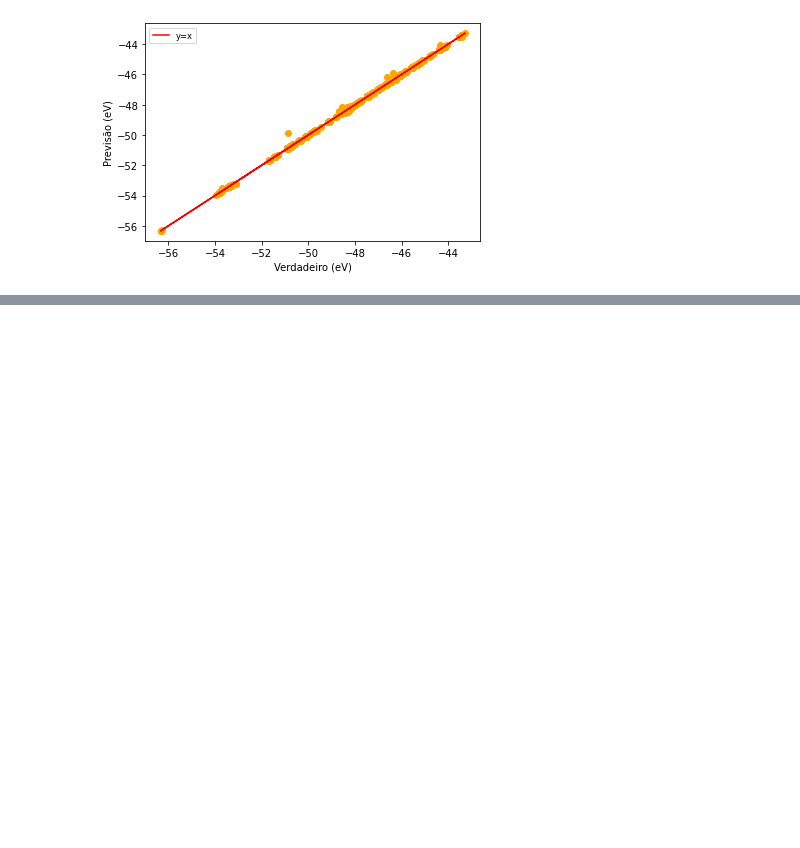
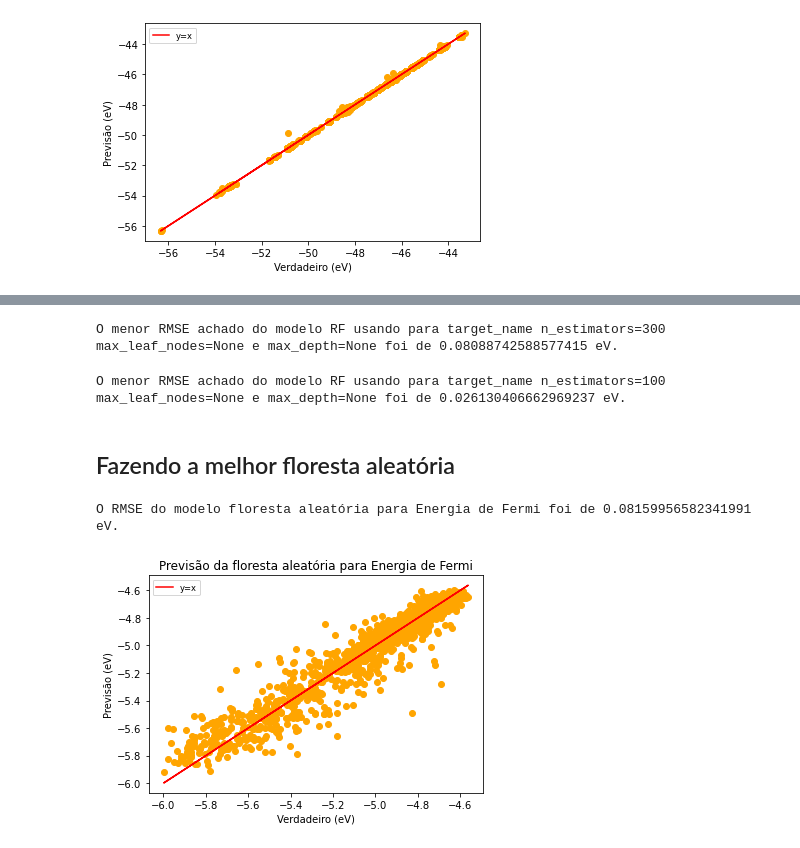
Before and after one commit to Karl-Marcos/ML-2022-DIMP, a Jupyter notebook: bloco_2.ipynb, the cells around one changed output, grey strips where cells are left out. Cells and saved outputs as stored; diff of their text form; code cells hidden in the pictures; blank space fills up the shorter version.

Commit message:
Hiperparâmetros floresta aleatória

```diff
--- a/bloco_2.ipynb
+++ b/bloco_2.ipynb
@@ -392,0 +436,52 @@ O RMSE do modelo árvore de decisão foi de 0.034933276927750445 eV.
+# %%
+n_folhas_fe, n_profundidade_fe, n_arvores_fe = hiper_floresta(x_treino_fe, y_treino_fe, x_teste_fe, y_teste_fe, "Energia de Fermi")
+# %% [output]
+O menor RMSE achado do modelo RF usando para target_name n_estimators=300 max_leaf_nodes=None e max_depth=None foi de 0.08088742588577415 eV.
+# %%
+n_folhas_en, n_profundidade_en, n_arvores_en = hiper_floresta(x_treino_en, y_treino_en, x_teste_en, y_teste_en, "Energia por atomo")
+# %% [output]
+O menor RMSE achado do modelo RF usando para target_name n_estimators=100 max_leaf_nodes=None e max_depth=None foi de 0.026130406662969237 eV.
+# %% [markdown]
+## Fazendo a melhor floresta aleatória
+# %%
+from sklearn.ensemble import RandomForestRegressor
+
+def floresta(x_treino, y_treino, x_teste, y_teste, target_name, n_folhas, n_profundidade, n_arvores):
+    # alterando o formato do target
+    #print(y_treino.shape, y_teste.shape)
+    y_treino = y_treino.ravel()
+    y_teste = y_teste.ravel()
+    #print(y_treino.shape, y_teste.shape)
+
+    # cria o modelo
+    modelo_rf = RandomForestRegressor(random_state=SEMENTE_ALEATORIA)
+
+    # treina o modelo
+    modelo_rf.fit(x_treino, y_treino)
+
+    # realiza uma previsão usando o modelo treinado
+    previsao = modelo_rf.predict(x_teste)
+
+    y_verdadeiro = y_teste
+    y_previsao = modelo_rf.predict(x_teste)
+
+    RMSE = mean_squared_error(y_verdadeiro, y_previsao, squared=False)
+
+    fig, ax2 = plt.subplots(1,1)
+    ax2.scatter(y_verdadeiro, y_previsao, c = 'orange')
+    ax2.plot(y_verdadeiro,y_verdadeiro,label="y=x", c = 'r') ; ax2.legend(fontsize='small')
+
+    if target_name ==  'Energia de Fermi':
+        ax2.set_title('Previsão da floresta aleatória para Energia de Fermi')
+    if target_name == 'Energia por Átomo':
+        ax2.set_title('Previsão da floresta aleatória para Energia por Átomo')
+    ax2.set_xlabel('Verdadeiro (eV)')
+    ax2.set_ylabel('Previsão (eV)')
+
+
+    print(f"O RMSE do modelo floresta aleatória para {target_name} foi de {RMSE} eV.")
+# %%
+floresta(x_treino_fe, y_treino_fe, x_teste_fe, y_teste_fe,'Energia de Fermi' ,n_folhas_fe, n_profundidade_fe, n_arvores_fe )
+# %% [output]
+O RMSE do modelo floresta aleatória para Energia de Fermi foi de 0.08159956582341991 eV.
+[figure, added]
```
Also changed, not shown: parts of 5 cells of this notebook.
